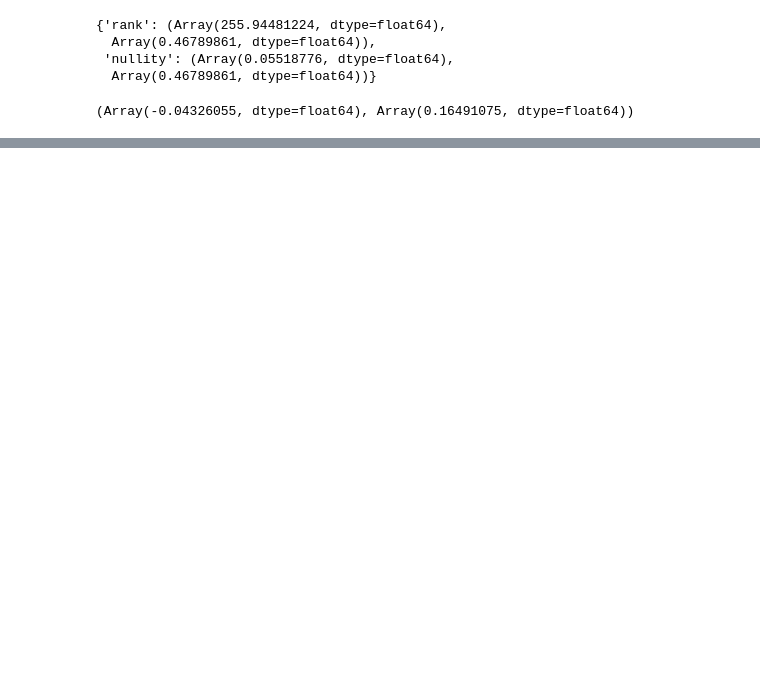
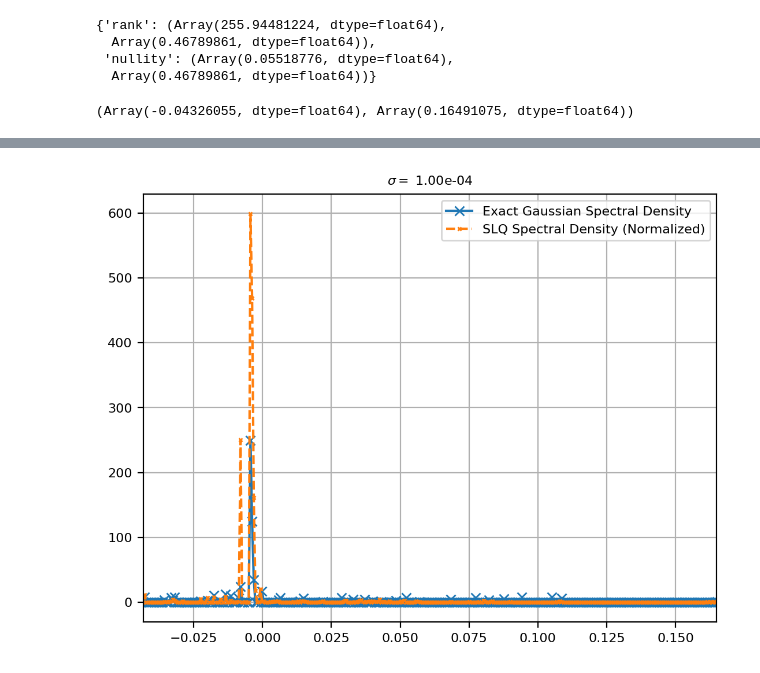
Before and after one commit to EmilianoG-byte/iqm-benchmarks, a Jupyter notebook: playground/num_sequences/testing_sd_approach.ipynb, the cells around one changed output, grey strips where cells are left out. Drawn from its saved outputs; the diff is of its cells as text; code cells hidden in the pictures; blank space fills up the shorter version.

```diff
--- a/playground/num_sequences/testing_sd_approach.ipynb
+++ b/playground/num_sequences/testing_sd_approach.ipynb
@@ -1364,0 +1454,20 @@ min_eigval_exact, max_eigval_exact
+# %%
+grid_high_sigma_5e4, spectral_density_high_sigma_5e4, sigma_5e4 = smoothened_density_from_nodes_and_weights(
+      nodes_all_probes=nodes_all_samples,
+      weights_all_probes=weights_all_samples,
+      num_points_grid=num_points_grid_test,
+      sigma=1e-4,
+      min_eigval=min_eigval_test,
+      max_eigval=max_eigval_test,
+      normalize=False,
+    )
+
+grid_high_normalized_sigma_5e4, spectral_density_high_normalized_sigma_5e4, sigma_5e4 = smoothened_density_from_nodes_and_weights(
+      nodes_all_probes=nodes_all_samples,
+      weights_all_probes=weights_all_samples,
+      num_points_grid=num_points_grid_test,
+      sigma=1e-4,
+      min_eigval=min_eigval_test,
+      max_eigval=max_eigval_test,
+      normalize=True,
+    )
@@ -1364,0 +1500,8 @@ min_eigval_exact, max_eigval_exact
+# %%
+grid_high = grid_high_normalized_sigma_5e4
+dx = grid_high[1] - grid_high[0]
+trace_exact = jnp.trace(Hessian_matrix) / (2 * dim_input) # the extra 2 because is the actual dimension of H
+print("Actual Rank: ", rank_hessian_hermitian)
+print("Actual Trace:", trace_exact)
+trace_from_eigenvalues = jnp.sum(eigenvals_hermitian)/ (2 * dim_input)
+print("Are exaxt and eigenvalue trace the same?: ", jnp.allclose(trace_exact, trace_from_eigenvalues))
@@ -1364,0 +1637,15 @@ min_eigval_exact, max_eigval_exact
+# %%
+spectral_density_exact_high_sigma_5e4 = exact_gaussian_spectral_density(eigenvals_hermitian_real, grid_high, sigma_5e4)
+# %%
+plt.figure(dpi=200)
+# plt.plot(bin_centers, hist, "-x", label="Histogram exact eigenvalues")
+plt.title(rf"$\sigma =$ {sigma_5e4:.2e}")
+plt.plot(grid_high, spectral_density_exact_high_sigma_5e4, '-x', label="Exact Gaussian Spectral Density")
+# plt.plot(grid_high, spectral_density_high_sigma_5e4, '--o', markersize=2,label=rf'SLQ Spectral Density')
+plt.plot(grid_high, spectral_density_high_normalized_sigma_5e4, '--x', markersize=2,label=rf'SLQ Spectral Density (Normalized)')
+plt.legend()
+plt.xlim((min_eigval_exact, max_eigval_exact))
+plt.grid()
+plt.show()
+# %% [output]
+[figure, added]
```
Also changed, not shown: parts of 44 cells of this notebook, 1 other file.
